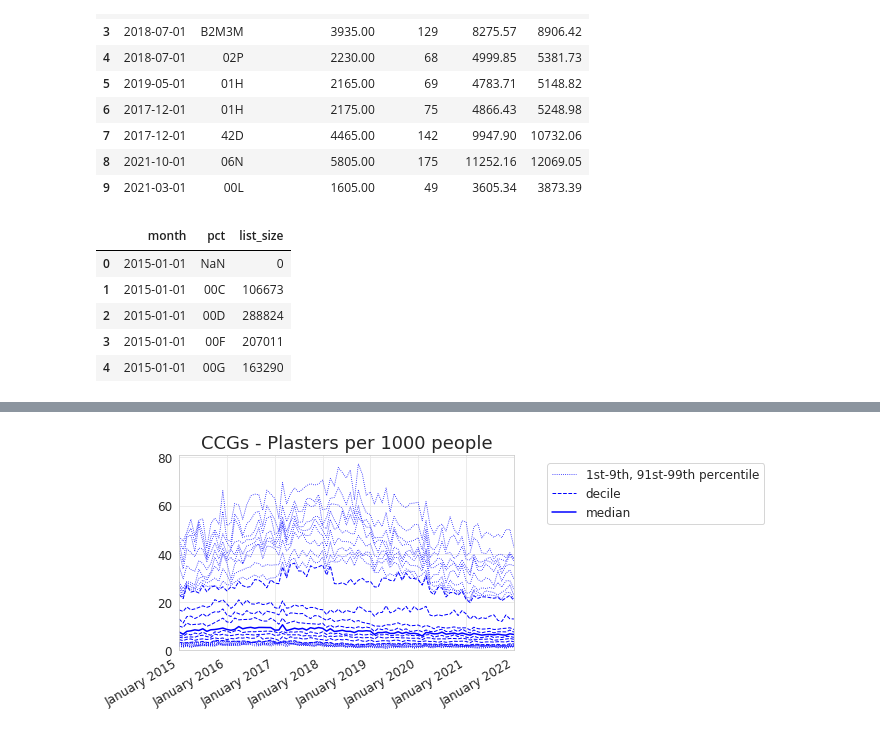
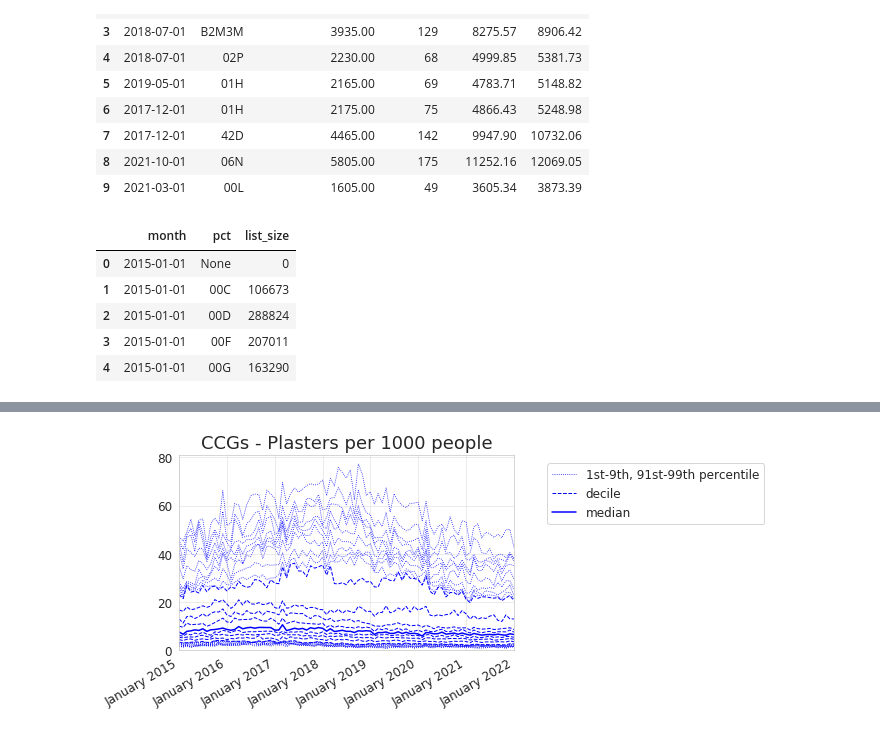
Before and after one commit to ebmdatalab/lidocaine-eng-ire, a Jupyter notebook: notebooks/English notebook.ipynb, the cells around one changed output, grey strips where cells are left out. Drawn from its saved outputs; the diff is of its cells as text; code cells hidden in the pictures.

Commit message:
amend listsize file location

```diff
--- a/notebooks/English notebook.ipynb
+++ b/notebooks/English notebook.ipynb
@@ -65,22 +65,22 @@ df_lidocaine.head(10)
 # %%
 # get data for patient list size (all patients)
 sql2 = """
 SELECT
 DATE(month) AS month,
 pct_id AS pct,
 sum(total_list_size) as list_size
 FROM ebmdatalab.hscic.practice_statistics
 group by
 month, pct
 order by
 month, pct
 """
-listsize_df = bq.cached_read(sql2, csv_path=os.path.join('..', 'data''list_size.csv'))
+listsize_df = bq.cached_read(sql2, csv_path=os.path.join('..', 'data','list_size.csv'), use_cache=False)
 listsize_df['month'] = listsize_df['month'].astype('datetime64[ns]')
 listsize_df.head()
 # %% [output]
 |  | month | pct | list_size |
-| 0 | 2015-01-01 | NaN | 0 |
+| 0 | 2015-01-01 | None | 0 |
 | 1 | 2015-01-01 | 00C | 106673 |
 | 2 | 2015-01-01 | 00D | 288824 |
 | 3 | 2015-01-01 | 00F | 207011 |
```
Also changed, not shown: parts of 1 cell of this notebook, 3 other files.
